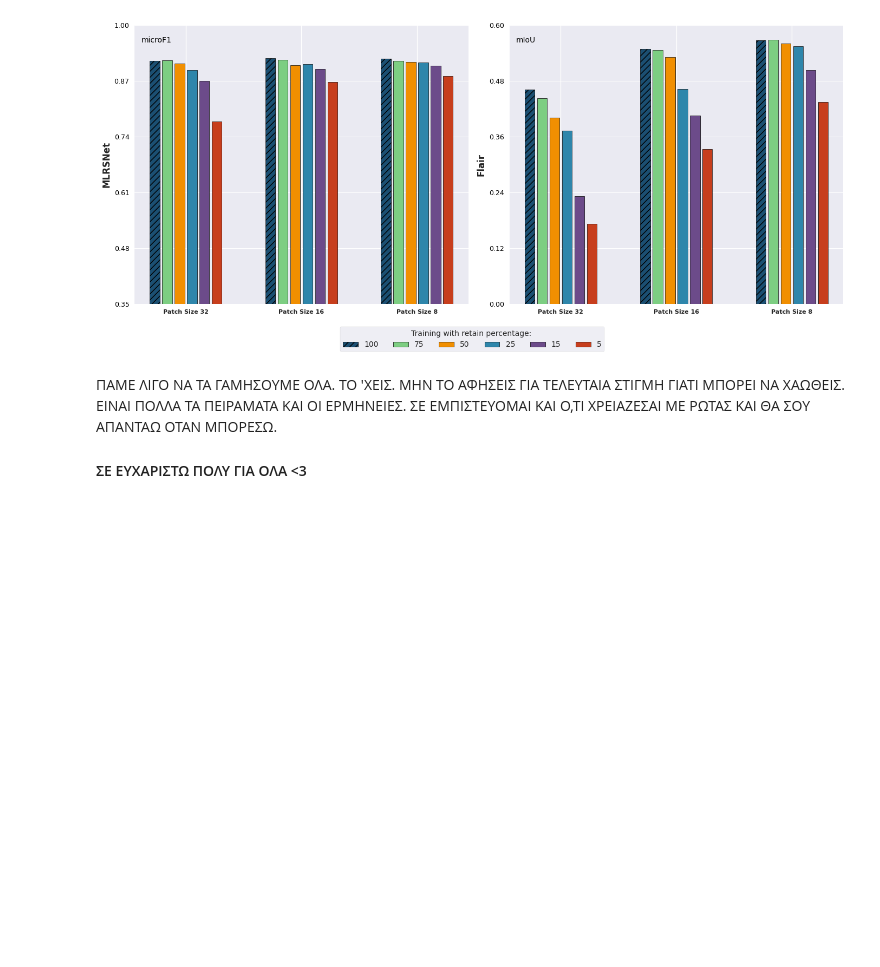
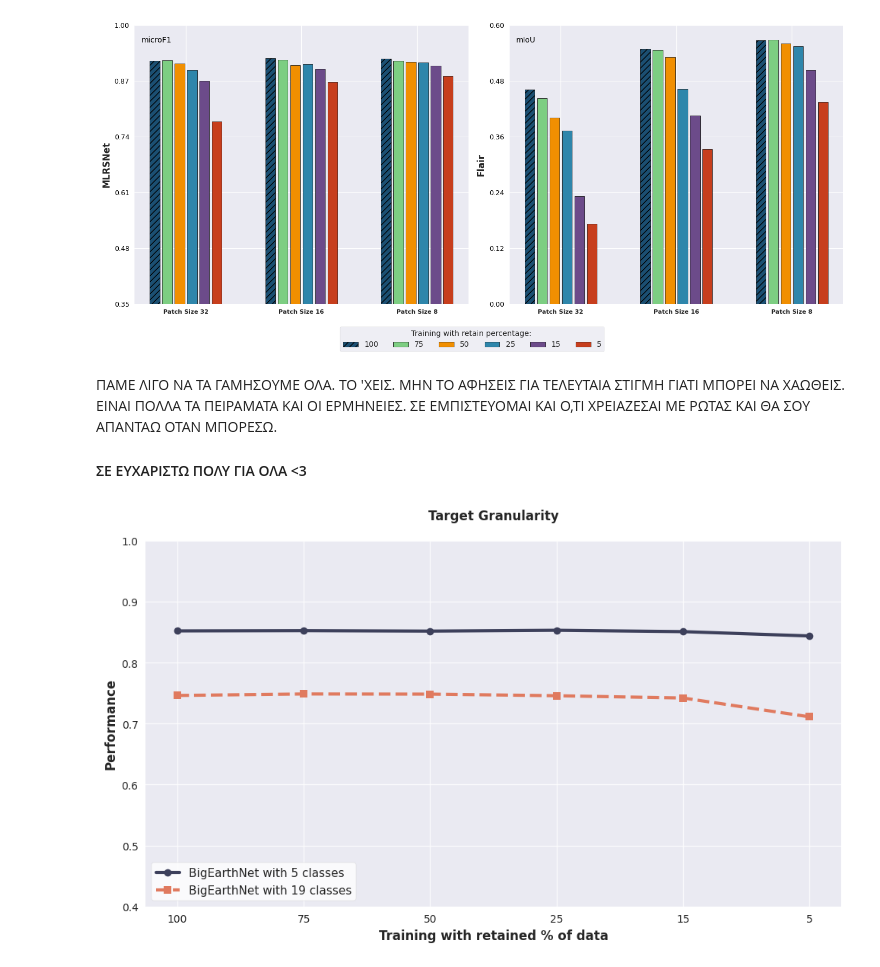
Before and after one commit to Orion-AI-Lab/RedundancyInvestigationEO, a Jupyter notebook: my_plots.ipynb, the cells around one changed output. Cells and saved outputs as stored; diff of their text form; code cells hidden in the pictures; blank space fills up the shorter version.

Commit message:
target granularity added

```diff
--- a/my_plots.ipynb
+++ b/my_plots.ipynb
@@ -1110,3 +1110,59 @@ retain_percents = [5, 15, 25, 50, 75, 100]
         'Training-15%': [0.85077, 0.85047, 0.84865, 0.84255, 0.83262, 0.79654],
         'Training-5%': [0.84367, 0.84331, 0.842, 0.83658, 0.83048, 0.80786]
     },
+# %%
+import matplotlib.pyplot as plt
+import numpy as np
+import matplotlib as mpl
+
+# Set style for academic look with the grid
+mpl.style.use("seaborn-v0_8")
+
+# --- Data Preparation ---
+retain_percents = ["100", "75", "50", "25", "15", "5"]
+
+gains_data = {
+    "BigearthNet": [0.74605, 0.74853, 0.74828, 0.74563, 0.74191, 0.71097], #[0.71097, 0.74191, 0.74563, 0.74828, 0.74853, 0.74605],
+    "BigearthNet-5": [0.85192, 0.85232, 0.8516, 0.85297, 0.85074, 0.84367], #[0.84367, 0.85074, 0.85297, 0.8516, 0.85232, 0.85192],
+}
+
+# Distinct colors for the two performance curves
+colors = {"BigearthNet": "#E07A5F", "BigearthNet-5": "#3D405B"}
+
+fig, ax = plt.subplots(figsize=(10, 6))
+
+# Set background color to match your previous style
+#ax.set_facecolor("#F9F9F9")
+
+# Enable the grid explicitly
+ax.grid(True, which='both', linestyle='--', linewidth=0.7, alpha=0.8, zorder=0)
+ax.grid(True, linewidth=1.0, color="white", linestyle="-")
+# Plot BigearthNet-5
+ax.plot(retain_percents, gains_data["BigearthNet-5"],
+        marker="o", color=colors["BigearthNet-5"], lw=3,
+        label=r'BigEarthNet with 5 classes', zorder=5)
+
+# Plot BigearthNet
+ax.plot(retain_percents, gains_data["BigearthNet"],
+        marker="s", ls="--", color=colors["BigearthNet"], lw=3,
+        label=r'BigEarthNet with 19 classes', zorder=5)
+
+# --- Formatting ---
+ax.set_title("Target Granularity", fontsize=12, fontweight="bold", pad=20)
+ax.set_xlabel("Training with retained % of data", fontweight="bold", fontsize=12)
+ax.set_ylabel("Performance", fontweight="bold", fontsize=12)
+
+# X-axis: 100% to 5%
+ax.set_xticks(retain_percents)
+#ax.invert_xaxis()
+
+# Y-axis: Range to accommodate both datasets
+ax.set_ylim(0.4, 1.0)
+
+# Legend configuration
+ax.legend(loc="lower left", frameon=True, fontsize=11, facecolor="white")
+
+plt.tight_layout()
+plt.show()
+# %% [output]
+[figure, added]
```
Also changed, not shown: parts of 2 cells of this notebook.
